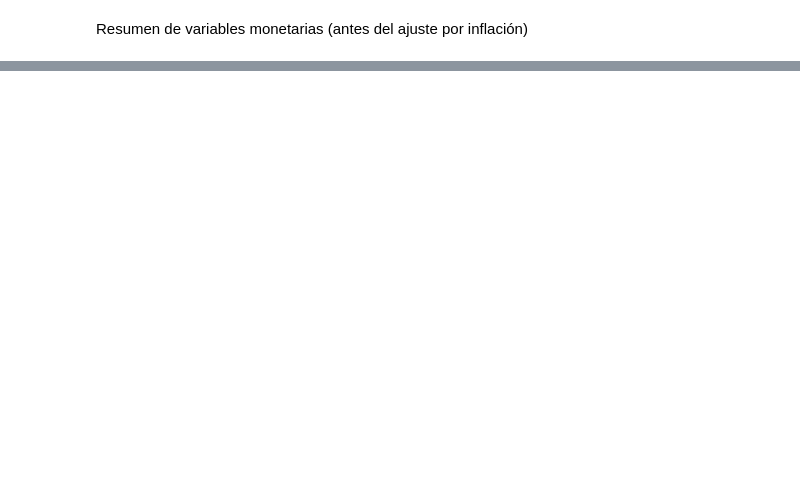
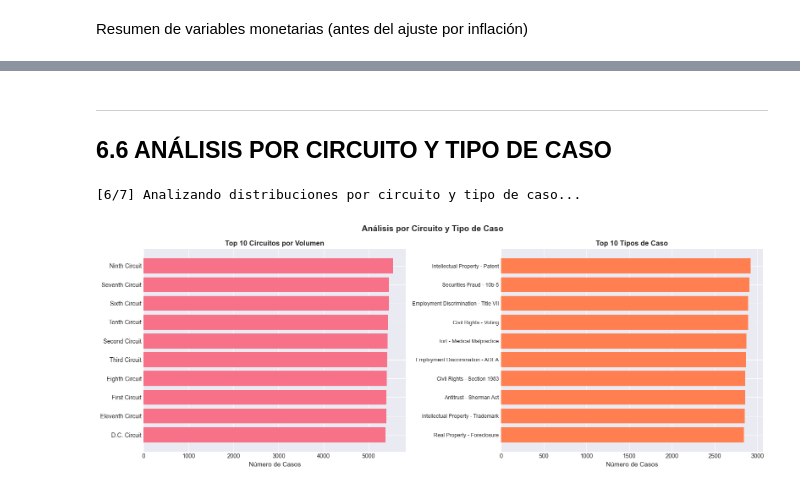
Before and after one commit to ElBrancho04/Analisis-Estadistico-Juicios-Civiles-en-EU, a Jupyter notebook: proyecto_juicios_civiles.ipynb, the cells around one changed output, grey strips where cells are left out. Saved outputs shown, nothing was run; the diff lists cells and outputs as text; code cells hidden in the pictures; blank space fills up the shorter version.

Commit message:
Analisis Exploratorio de Datos (EDA)

```diff
--- a/proyecto_juicios_civiles.ipynb
+++ b/proyecto_juicios_civiles.ipynb
@@ -314,0 +785,47 @@ print("="*80)
+# %% [markdown]
+------------------------------------------------------------------------------
+6.6 ANÁLISIS POR CIRCUITO Y TIPO DE CASO
+------------------------------------------------------------------------------
+# %%
+print("\n[6/7] Analizando distribuciones por circuito y tipo de caso...")
+# %% [output]
+[6/7] Analizando distribuciones por circuito y tipo de caso...
+# %%
+# Análisis por circuito y tipo de caso (auto-contenido)
+import pandas as pd
+import matplotlib.pyplot as plt
+import seaborn as sns
+
+# Asegurar disponibilidad de df
+try:
+    df  # type: ignore
+except NameError:
+    df = pd.read_csv('federal_civil_litigation.csv')
+
+# Datos para plots
+top_case_types = df['Case_Type'].value_counts().head(10)
+circuit_counts = df['Circuit'].value_counts().head(10)
+
+fig, axes = plt.subplots(1, 2, figsize=(16, 6))
+fig.suptitle('Análisis por Circuito y Tipo de Caso', fontsize=14, fontweight='bold')
+
+# Casos por circuito
+axes[0].barh(range(len(circuit_counts)), circuit_counts.values)
+axes[0].set_yticks(range(len(circuit_counts)))
+axes[0].set_yticklabels(circuit_counts.index)
+axes[0].set_xlabel('Número de Casos', fontsize=11)
+axes[0].set_title('Top 10 Circuitos por Volumen', fontweight='bold')
+axes[0].invert_yaxis()
+
+# Top 10 tipos de caso
+axes[1].barh(range(len(top_case_types)), top_case_types.values, color='coral')
+axes[1].set_yticks(range(len(top_case_types)))
+axes[1].set_yticklabels(top_case_types.index, fontsize=9)
+axes[1].set_xlabel('Número de Casos', fontsize=11)
+axes[1].set_title('Top 10 Tipos de Caso', fontweight='bold')
+axes[1].invert_yaxis()
+
+plt.tight_layout()
+plt.show()
+# %% [output]
+[figure, added]
```
Also changed, not shown: parts of 47 cells of this notebook.
